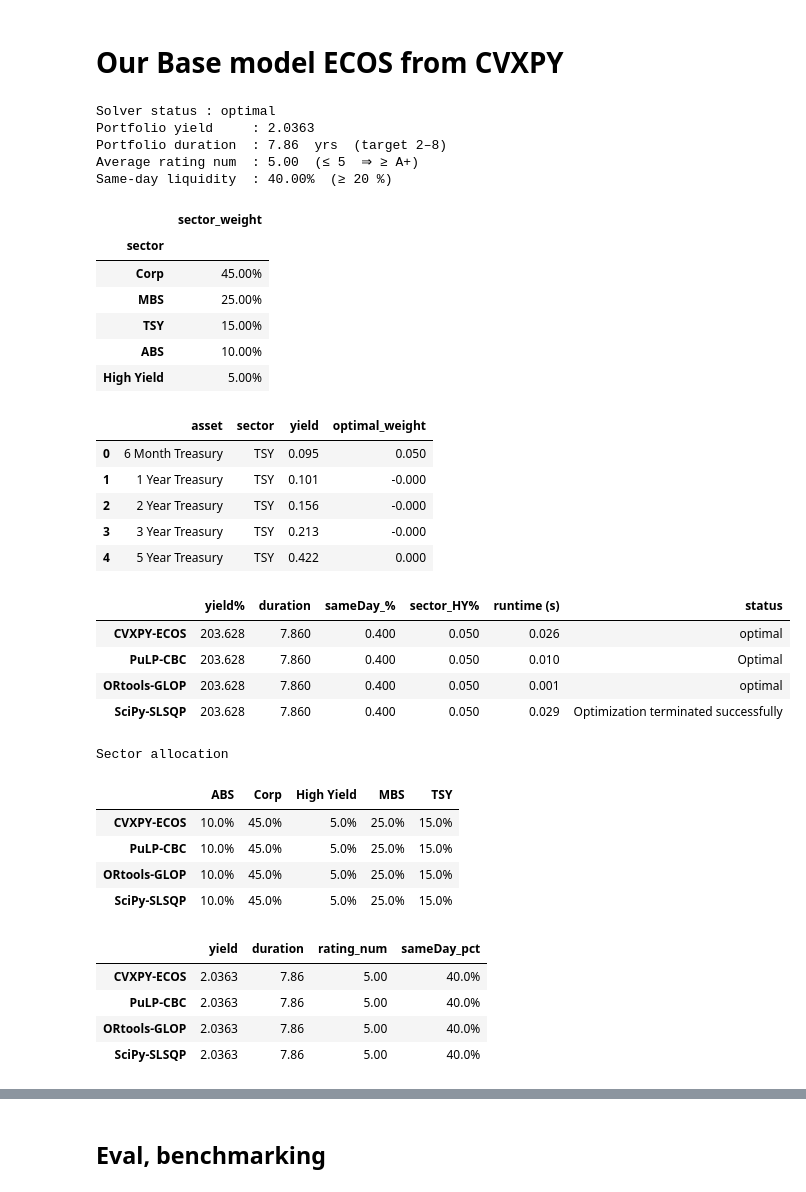
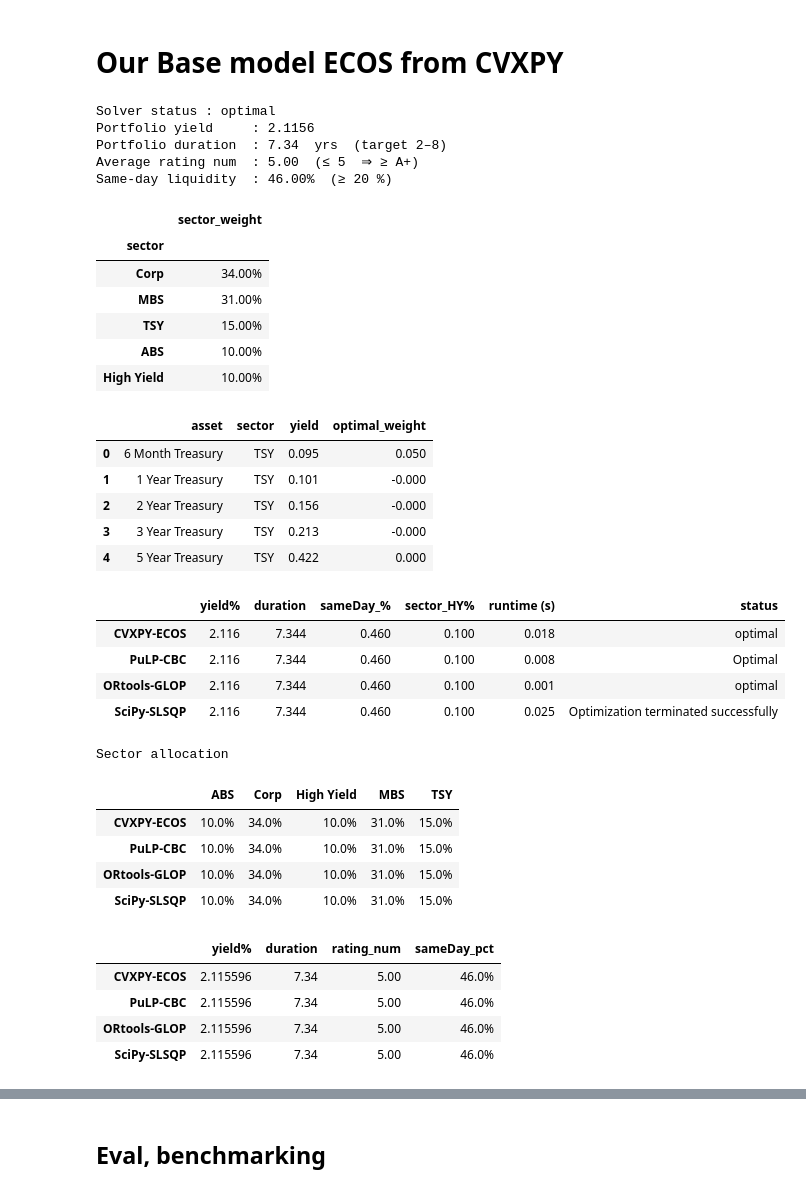
Before and after one commit to nmsudarsan/Bond_Optimizer, a Jupyter notebook: portfolio_optimizer.ipynb, the cells around one changed output, grey strips where cells are left out. Drawn from its saved outputs; the diff is of its cells as text; code cells hidden in the pictures.

```diff
--- a/portfolio_optimizer.ipynb
+++ b/portfolio_optimizer.ipynb
@@ -153,23 +153,25 @@ constraints = [
 ]
 
 # 5️  Same-day liquidity ≥ 20 %
-same_day_mask = (liq == 'Same Day')          # Boolean vector
+same_day_mask = np.where(liq == 'Same Day')[0]  # index-based mask
 constraints.append(cp.sum(w[same_day_mask]) >= 0.20)
+
 
 # 6️  Sector min / max weights
 sector_bounds = {
     'TSY'        : (0.10, 1.00),
-    'ABS'        : (0.00, 0.20),
-    'MBS'        : (0.00, 0.40),
-    'Corp'       : (0.00, 0.50),
-    'High Yield' : (0.00, 0.05)
+    'ABS'        : (0.00, 0.80),
+    'MBS'        : (0.00, 0.80),
+    'Corp'       : (0.00, 0.80),
+    'High Yield' : (0.00, 0.85)
 }
 
 for sec, (lo, hi) in sector_bounds.items():
-    mask = (sector == sec)
+    idx = np.where(sector == sec)[0]  # Get integer indices
     if lo > 0:
-        constraints.append(cp.sum(w[mask]) >= lo)
-    constraints.append(cp.sum(w[mask]) <= hi)
+        constraints.append(cp.sum(w[idx]) >= lo)
+    constraints.append(cp.sum(w[idx]) <= hi)
+
 
 print(f"{len(constraints)} constraints assembled.")
 # %% [output]
@@ -219,17 +221,17 @@ display(df_assets[['asset', 'sector', 'yield',
                    'optimal_weight']].head())
 # %% [output]
 Solver status : optimal
-Portfolio yield     : 2.0363
-Portfolio duration  : 7.86  yrs  (target 2–8)
+Portfolio yield     : 2.1156
+Portfolio duration  : 7.34  yrs  (target 2–8)
 Average rating num  : 5.00  (≤ 5  ⇒ ≥ A+)
-Same-day liquidity  : 40.00%  (≥ 20 %)
+Same-day liquidity  : 46.00%  (≥ 20 %)
 |  | sector_weight |
 | sector |  |
-| Corp | 45.00% |
-| MBS | 25.00% |
+| Corp | 34.00% |
+| MBS | 31.00% |
 | TSY | 15.00% |
 | ABS | 10.00% |
-| High Yield | 5.00% |
+| High Yield | 10.00% |
 |  | asset | sector | yield | optimal_weight |
 | 0 | 6 Month Treasury | TSY | 0.095 | 0.050 |
 | 1 | 1 Year Treasury | TSY | 0.101 | -0.000 |
@@ -350,50 +352,50 @@ weights_map, summary = {}, {}
 for name, fn in engines:
     w_opt, obj, t, stat = fn()
     weights_map[name] = w_opt
-    summary[name] = {'yield%':obj*100,
+    summary[name] = {'yield%':obj,
                      'duration':dur@w_opt,
                      'sameDay_%':np.sum(w_opt[same_day_mask]),
                      'sector_HY%':np.sum(w_opt[sector=='High Yield']),
                      'runtime (s)':t,
                      'status':stat}
 
 # ── sector-split table
 unique_sectors = sorted(np.unique(sector))
 sector_rec = {name:{s:np.sum(w[sector==s]) for s in unique_sectors}
               for name,w in weights_map.items()}
 tbl_sector = pd.DataFrame(sector_rec).T[unique_sectors]
 
 # ── KPI table
-kpi_rec = {n:{'yield':y@w,'duration':dur@w,'rating_num':qnum@w,
+kpi_rec = {n:{'yield%':y@w,'duration':dur@w,'rating_num':qnum@w,
               'sameDay_pct':np.sum(w[same_day_mask])}
            for n,w in weights_map.items()}
 tbl_kpi = pd.DataFrame(kpi_rec).T
 
 # ─────────────────────────────────────────────────────────────
 # 4. Display
 # ─────────────────────────────────────────────────────────────
 pd.options.display.float_format = '{:.3f}'.format
 display(pd.DataFrame(summary).T)
 display(tbl_sector.style.format('{:.1%}').set_caption('Sector allocation'))
 display(tbl_kpi.style.format({'yield':'{:.4f}','duration':'{:.2f}',
                               'rating_num':'{:.2f}','sameDay_pct':'{:.1%}'}))
 # %% [output]
 |  | yield% | duration | sameDay_% | sector_HY% | runtime (s) | status |
-| CVXPY-ECOS | 203.628 | 7.860 | 0.400 | 0.050 | 0.026 | optimal |
-| PuLP-CBC | 203.628 | 7.860 | 0.400 | 0.050 | 0.010 | Optimal |
-| ORtools-GLOP | 203.628 | 7.860 | 0.400 | 0.050 | 0.001 | optimal |
-| SciPy-SLSQP | 203.628 | 7.860 | 0.400 | 0.050 | 0.029 | Optimization terminated successfully |
+| CVXPY-ECOS | 2.116 | 7.344 | 0.460 | 0.100 | 0.018 | optimal |
+| PuLP-CBC | 2.116 | 7.344 | 0.460 | 0.100 | 0.008 | Optimal |
+| ORtools-GLOP | 2.116 | 7.344 | 0.460 | 0.100 | 0.001 | optimal |
+| SciPy-SLSQP | 2.116 | 7.344 | 0.460 | 0.100 | 0.025 | Optimization terminated successfully |
 Sector allocation
 |  | ABS | Corp | High Yield | MBS | TSY |
-| CVXPY-ECOS | 10.0% | 45.0% | 5.0% | 25.0% | 15.0% |
-| PuLP-CBC | 10.0% | 45.0% | 5.0% | 25.0% | 15.0% |
-| ORtools-GLOP | 10.0% | 45.0% | 5.0% | 25.0% | 15.0% |
-| SciPy-SLSQP | 10.0% | 45.0% | 5.0% | 25.0% | 15.0% |
+| CVXPY-ECOS | 10.0% | 34.0% | 10.0% | 31.0% | 15.0% |
+| PuLP-CBC | 10.0% | 34.0% | 10.0% | 31.0% | 15.0% |
+| ORtools-GLOP | 10.0% | 34.0% | 10.0% | 31.0% | 15.0% |
+| SciPy-SLSQP | 10.0% | 34.0% | 10.0% | 31.0% | 15.0% |
-|  | yield | duration | rating_num | sameDay_pct |
-| CVXPY-ECOS | 2.0363 | 7.86 | 5.00 | 40.0% |
-| PuLP-CBC | 2.0363 | 7.86 | 5.00 | 40.0% |
-| ORtools-GLOP | 2.0363 | 7.86 | 5.00 | 40.0% |
-| SciPy-SLSQP | 2.0363 | 7.86 | 5.00 | 40.0% |
+|  | yield% | duration | rating_num | sameDay_pct |
+| CVXPY-ECOS | 2.115596 | 7.34 | 5.00 | 46.0% |
+| PuLP-CBC | 2.115596 | 7.34 | 5.00 | 46.0% |
+| ORtools-GLOP | 2.115596 | 7.34 | 5.00 | 46.0% |
+| SciPy-SLSQP | 2.115596 | 7.34 | 5.00 | 46.0% |
 # %%
 # ═════════════════════════════════════════════════════════════════════
 # 0. Installation
```
Also changed, not shown: parts of 4 cells of this notebook.
